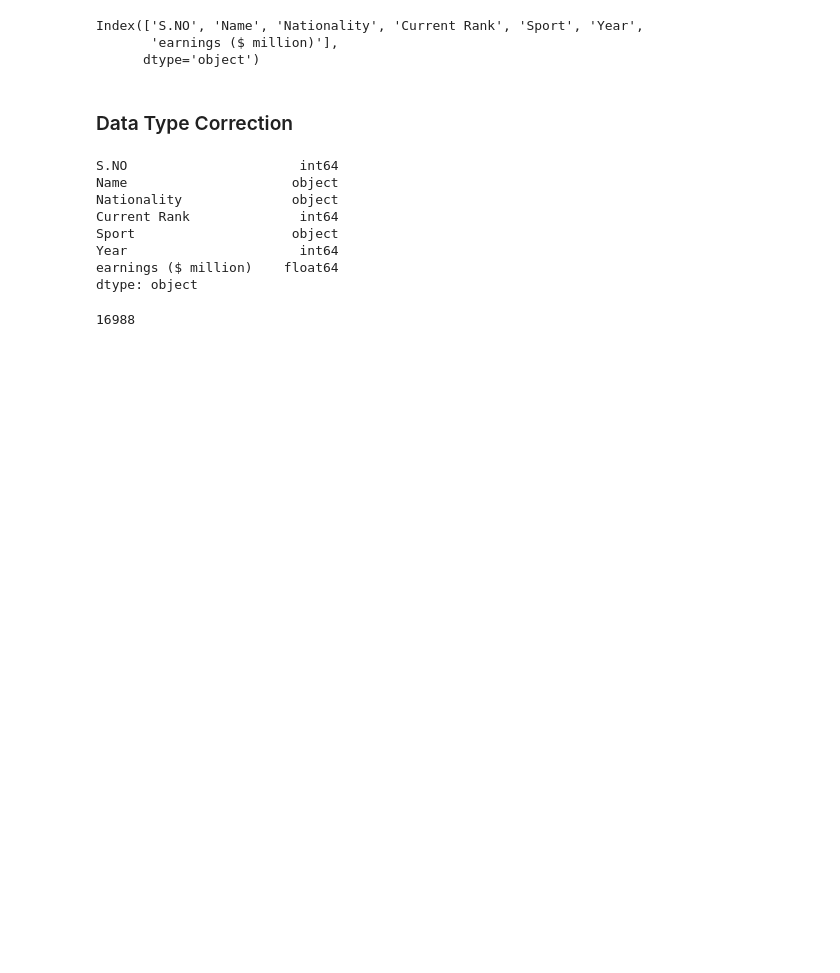
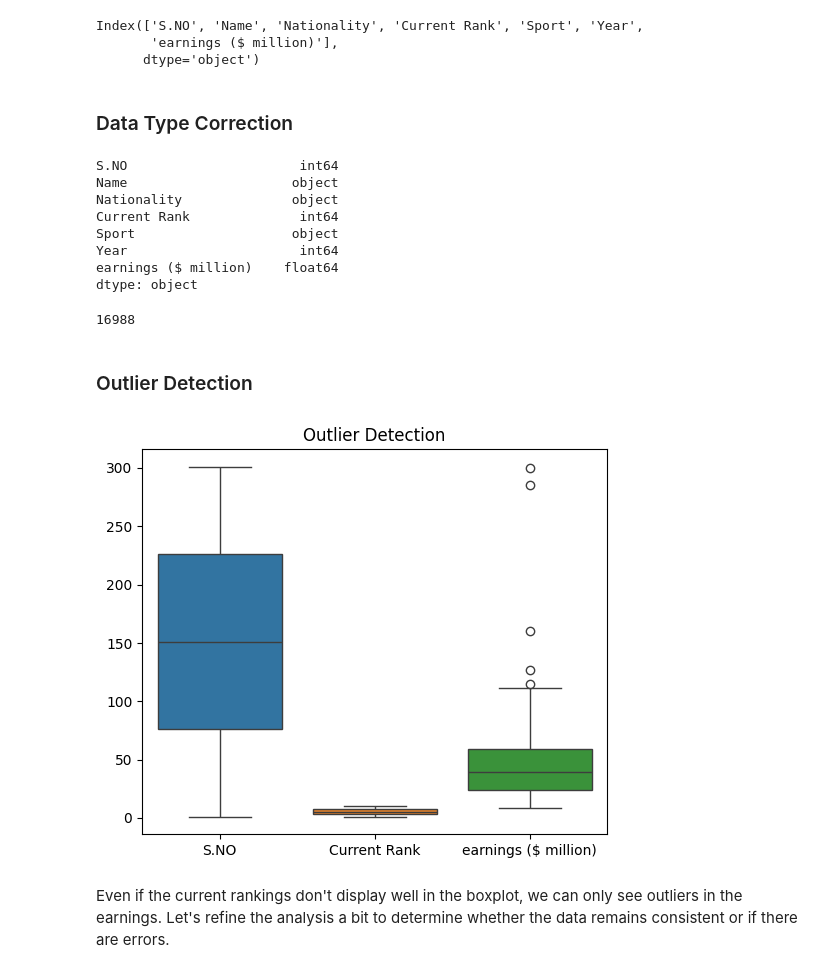
Before and after one commit to Mnr04/Kaggle_Projects, a Jupyter notebook: Forbes_Highest_Paid_Athletes_1990-2020.ipynb, the cells around one changed output. Cells and saved outputs as stored; diff of their text form; code cells hidden in the pictures; blank space fills up the shorter version.

```diff
--- a/Forbes_Highest_Paid_Athletes_1990-2020.ipynb
+++ b/Forbes_Highest_Paid_Athletes_1990-2020.ipynb
@@ -127,3 +127,15 @@ dataframe.memory_usage().sum()
 # %%
 #Transform columns to date types
 dataframe["Year"] = pd.to_datetime(dataframe['Year'], format='%Y')
+# %% [markdown]
+### Outlier Detection
+# %%
+#Create a boxplot to visualize outliers in numeric columns.
+plt.figure(figsize=(6, 5))  # Ajustez la hauteur ici
+sns.boxplot(data=dataframe)
+plt.title("Outlier Detection")
+plt.show()
+# %% [output]
+[figure, added]
+# %% [markdown]
+Even if the current rankings don't display well in the boxplot, we can only see outliers in the earnings. Let's refine the analysis a bit to determine whether the data remains consistent or if there are errors.
```
Also changed, not shown: parts of 12 cells of this notebook.
